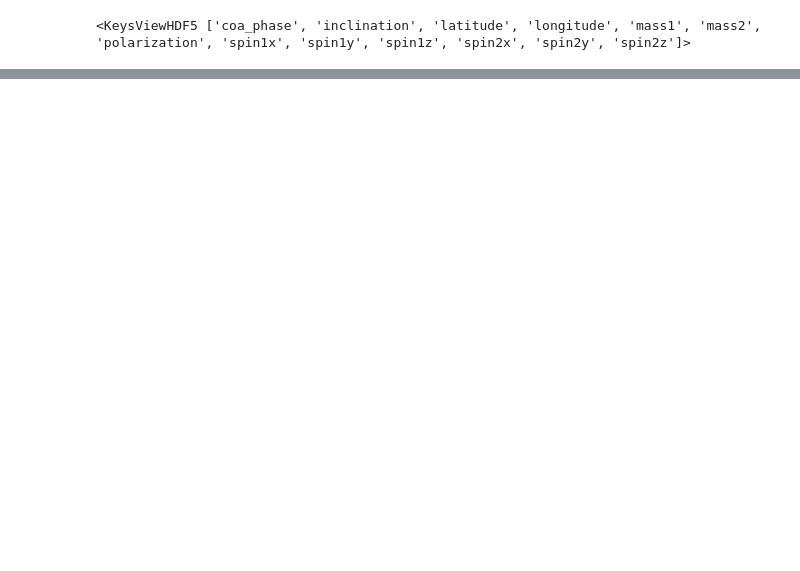
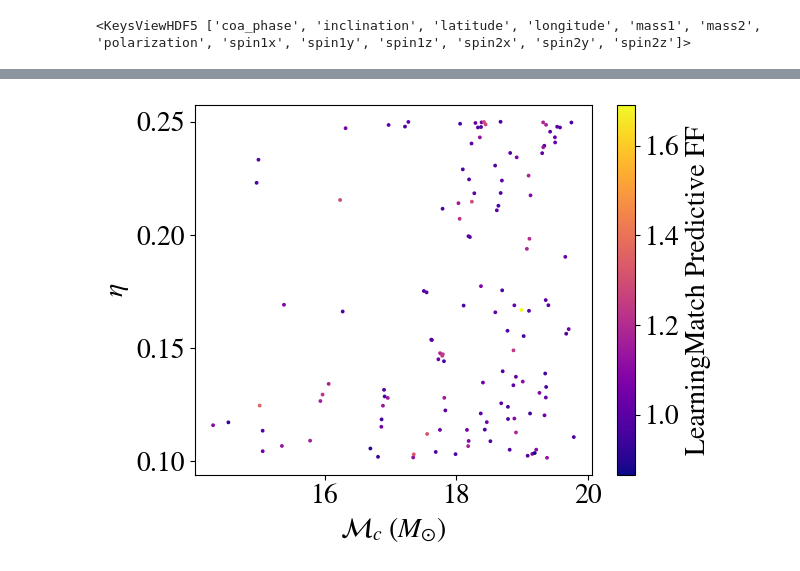
Before and after one commit to SusannaGreen/TemplateGeNN, a Jupyter notebook: Paper/PyCBCBankVerificatorBig/InvestigationBig.ipynb, the cells around one changed output, grey strips where cells are left out. Saved outputs shown, nothing was run; the diff lists cells and outputs as text; code cells hidden in the pictures; blank space fills up the shorter version.

```diff
--- a/Paper/PyCBCBankVerificatorBig/InvestigationBig.ipynb
+++ b/Paper/PyCBCBankVerificatorBig/InvestigationBig.ipynb
@@ -94,0 +136,43 @@ plt.savefig('Mass_Big.png', dpi=300, bbox_inches='tight')
+# %%
+#Convert the template bank generated by TemplateGeNN into the parameter space for LearningMatch.
+template_bank_mchirp = mchirp_from_mass1_mass2(TemplateBank.mass1.values, TemplateBank.mass2.values)
+template_bank_lambda0 = mchirp_to_lambda0(template_bank_mchirp)
+template_bank_eta = eta_from_mass1_mass2(TemplateBank.mass1.values, TemplateBank.mass2.values)
+
+template_bank = np.vstack((template_bank_lambda0, template_bank_eta,
+                   TemplateBank.spin1.values, TemplateBank.spin2.values)).T
+# %%
+#Convert the template bank to a tensor.
+template_bank_tensor = torch.tensor(template_bank, dtype=torch.float32)
+
+#Define the size of the template bank.
+rows, columns = template_bank_tensor.size()
+# %%
+#Create variables for all the injections that were not recovered by the template bank generated by TemplateGeNN.
+failed_injections_mchirp = constrained_mchirp[constrained_match < 0.97]
+failed_injections_eta = constrained_eta[constrained_match < 0.97]
+failed_injections_chi1 = constrained_chi1[constrained_match < 0.97]
+failed_injections_chi2 = constrained_chi2[constrained_match < 0.97]
+
+failed_injections = np.vstack((mchirp_to_lambda0(failed_injections_mchirp), failed_injections_eta,
+                     failed_injections_chi1, failed_injections_chi2)).T
+# %%
+#Iterate through each injection that was not recovered by the template bank generated by TemplateGeNN, called failed injections.
+#Let LearningMatch predict the match between the failed injections and the template bank.
+#Find the maximum match (i.e. fitting factor) which we have called the LearningMatch Predictive Fitting Factor.
+learningMatch_failed = []
+for x in failed_injections:
+    failed_injections_tensor = torch.tensor(x, dtype=torch.float32)
+    ref_parameters = torch.reshape(failed_injections_tensor, (1,-1))
+    large_ref_parameters = failed_injections_tensor.expand(rows, 4)
+    x_data =  torch.cat((large_ref_parameters, template_bank_tensor), 1)
+    match = model(x_data)
+    learningMatch_failed.append(torch.max(match).detach().numpy())
+# %%
+plt.scatter(failed_injections_mchirp, failed_injections_eta, c=learningMatch_failed, s=3, cmap='plasma')
+plt.xlabel('$\mathcal{M}_{c} \; (M_{\odot})$')
+plt.ylabel('$\eta$')
+plt.colorbar(label='LearningMatch Predictive FF')
+plt.savefig('LearningMatch_failed_injections_scatter.png', dpi=300, bbox_inches='tight')
+# %% [output]
+[figure, added]
```
Also changed, not shown: parts of 14 cells of this notebook, 20 other files.
